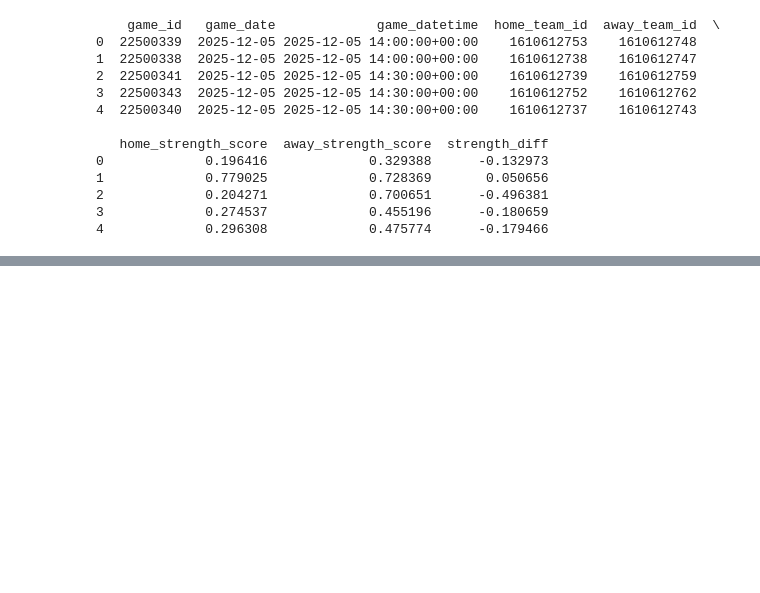
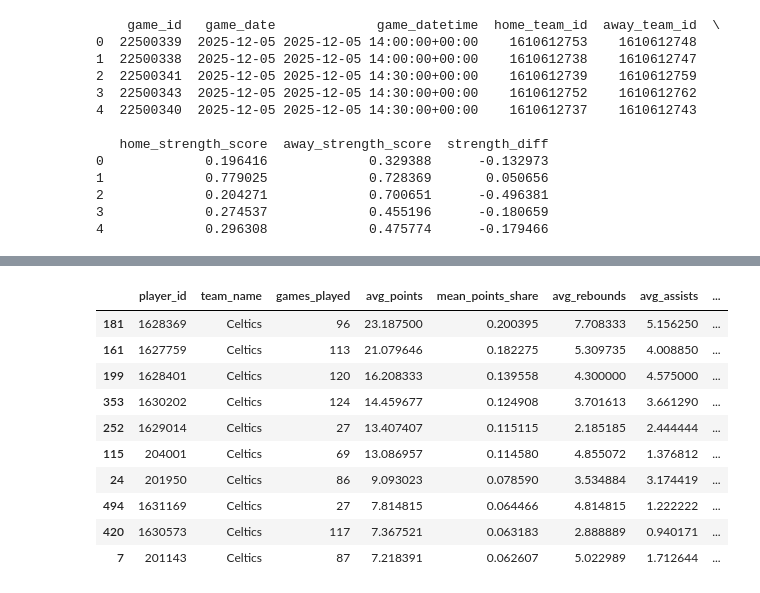
Before and after one commit to wjdorsey/qepc_project, a Jupyter notebook: notebooks/maintenance/tester.ipynb, the cells around one changed output, grey strips where cells are left out. Drawn from its saved outputs; the diff is of its cells as text; code cells hidden in the pictures; blank space fills up the shorter version.

```diff
--- a/notebooks/maintenance/tester.ipynb
+++ b/notebooks/maintenance/tester.ipynb
@@ -38,0 +72,13 @@ print(matchups[[
+# %%
+from qepc.nba.player_usage_eoin import build_player_usage_from_eoin
+
+player_usage = build_player_usage_from_eoin(min_games=20)
+
+player_usage[[
+    "player_id",
+    "player_name",
+    "team_name",
+    "games_played",
+    "avg_points",
+    "mean_points_share",
+]].head(10)
@@ -38,0 +97,16 @@ print(matchups[[
+# %%
+player_usage[player_usage["team_name"] == "Celtics"] \
+    .sort_values("mean_points_share", ascending=False) \
+    .head(10)
+# %% [output]
+|  | player_id | team_name | games_played | avg_points | mean_points_share | avg_rebounds | avg_assists | ... |
+| 181 | 1628369 | Celtics | 96 | 23.187500 | 0.200395 | 7.708333 | 5.156250 | ... |
+| 161 | 1627759 | Celtics | 113 | 21.079646 | 0.182275 | 5.309735 | 4.008850 | ... |
+| 199 | 1628401 | Celtics | 120 | 16.208333 | 0.139558 | 4.300000 | 4.575000 | ... |
+| 353 | 1630202 | Celtics | 124 | 14.459677 | 0.124908 | 3.701613 | 3.661290 | ... |
+| 252 | 1629014 | Celtics | 27 | 13.407407 | 0.115115 | 2.185185 | 2.444444 | ... |
+| 115 | 204001 | Celtics | 69 | 13.086957 | 0.114580 | 4.855072 | 1.376812 | ... |
+| 24 | 201950 | Celtics | 86 | 9.093023 | 0.078590 | 3.534884 | 3.174419 | ... |
+| 494 | 1631169 | Celtics | 27 | 7.814815 | 0.064466 | 4.814815 | 1.222222 | ... |
+| 420 | 1630573 | Celtics | 117 | 7.367521 | 0.063183 | 2.888889 | 0.940171 | ... |
+| 7 | 201143 | Celtics | 87 | 7.218391 | 0.062607 | 5.022989 | 1.712644 | ... |
```
Also changed, not shown: parts of 7 cells of this notebook, 5 other files.
